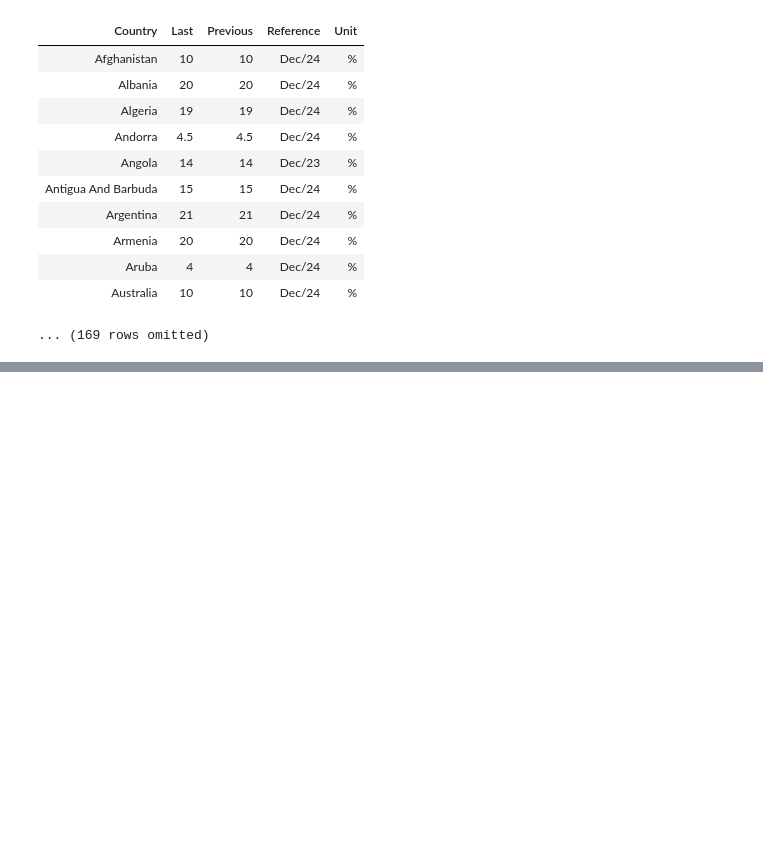
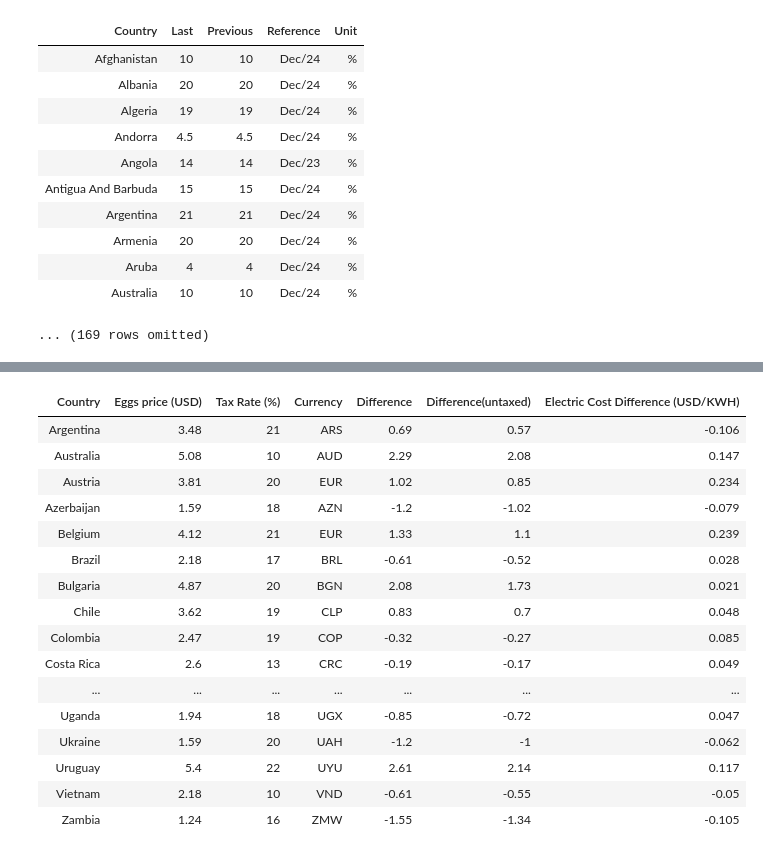
Before and after one commit to aneesakram/CMPUT-191---A3, a Jupyter notebook: work.ipynb, the cells around one changed output, grey strips where cells are left out. Saved outputs shown, nothing was run; the diff lists cells and outputs as text; code cells hidden in the pictures; blank space fills up the shorter version.

```diff
--- a/work.ipynb
+++ b/work.ipynb
@@ -90,0 +227,6 @@ currency_table
+# %%
+# Merging final tables for vizualization
+data_merged = egg_price_table.join("Country", tax_price_table)
+data = data_merged.join("Country", currency_table)
+
+data.show(5)
@@ -90,0 +259,9 @@ currency_table
+# %%
+#Cleaning Electricity Data
+electricity_url = 'https://raw.githubusercontent.com/hoangr1010/CMPUT-191---A3/refs/heads/main/data/cost-of-electricity-by-country-2024.csv'
+electricity_data = Table.read_table(electricity_url)
+electricity_data = electricity_data.drop("CostOfElectricity_ElectricityCost_USDPerkWh_2023March", "CostOfElectricity_ElectricityCost_USDPerkWh_2022Sept")
+electricity_data = electricity_data.relabeled("CostOfElectricity_ElectricityCost_USDPerkWh_2024March", "Electricity Cost (USD/kWh) - 03/2024")
+electricity_data = electricity_data.relabeled("country", "Country")
+electricity_data.where('Country', are.equal_to('Canada'))
+# Canadian Electricity Cost is 0.126
@@ -90,0 +288,22 @@ currency_table
+# %%
+#Add electric cost difference column to data
+data = data.with_column('Electric Cost Difference (USD/KWH)', electricity_data.column("Electricity Cost (USD/kWh) - 03/2024") - 0.126)
+data.show()
+# %% [output]
+| Country | Eggs price (USD) | Tax Rate (%) | Currency | Difference | Difference(untaxed) | Electric Cost Difference (USD/KWH) |
+| Argentina | 3.48 | 21 | ARS | 0.69 | 0.57 | -0.106 |
+| Australia | 5.08 | 10 | AUD | 2.29 | 2.08 | 0.147 |
+| Austria | 3.81 | 20 | EUR | 1.02 | 0.85 | 0.234 |
+| Azerbaijan | 1.59 | 18 | AZN | -1.2 | -1.02 | -0.079 |
+| Belgium | 4.12 | 21 | EUR | 1.33 | 1.1 | 0.239 |
+| Brazil | 2.18 | 17 | BRL | -0.61 | -0.52 | 0.028 |
+| Bulgaria | 4.87 | 20 | BGN | 2.08 | 1.73 | 0.021 |
+| Chile | 3.62 | 19 | CLP | 0.83 | 0.7 | 0.048 |
+| Colombia | 2.47 | 19 | COP | -0.32 | -0.27 | 0.085 |
+| Costa Rica | 2.6 | 13 | CRC | -0.19 | -0.17 | 0.049 |
+| ... | ... | ... | ... | ... | ... | ... |
+| Uganda | 1.94 | 18 | UGX | -0.85 | -0.72 | 0.047 |
+| Ukraine | 1.59 | 20 | UAH | -1.2 | -1 | -0.062 |
+| Uruguay | 5.4 | 22 | UYU | 2.61 | 2.14 | 0.117 |
+| Vietnam | 2.18 | 10 | VND | -0.61 | -0.55 | -0.05 |
+| Zambia | 1.24 | 16 | ZMW | -1.55 | -1.34 | -0.105 |
```
Also changed, not shown: parts of 18 cells of this notebook.
